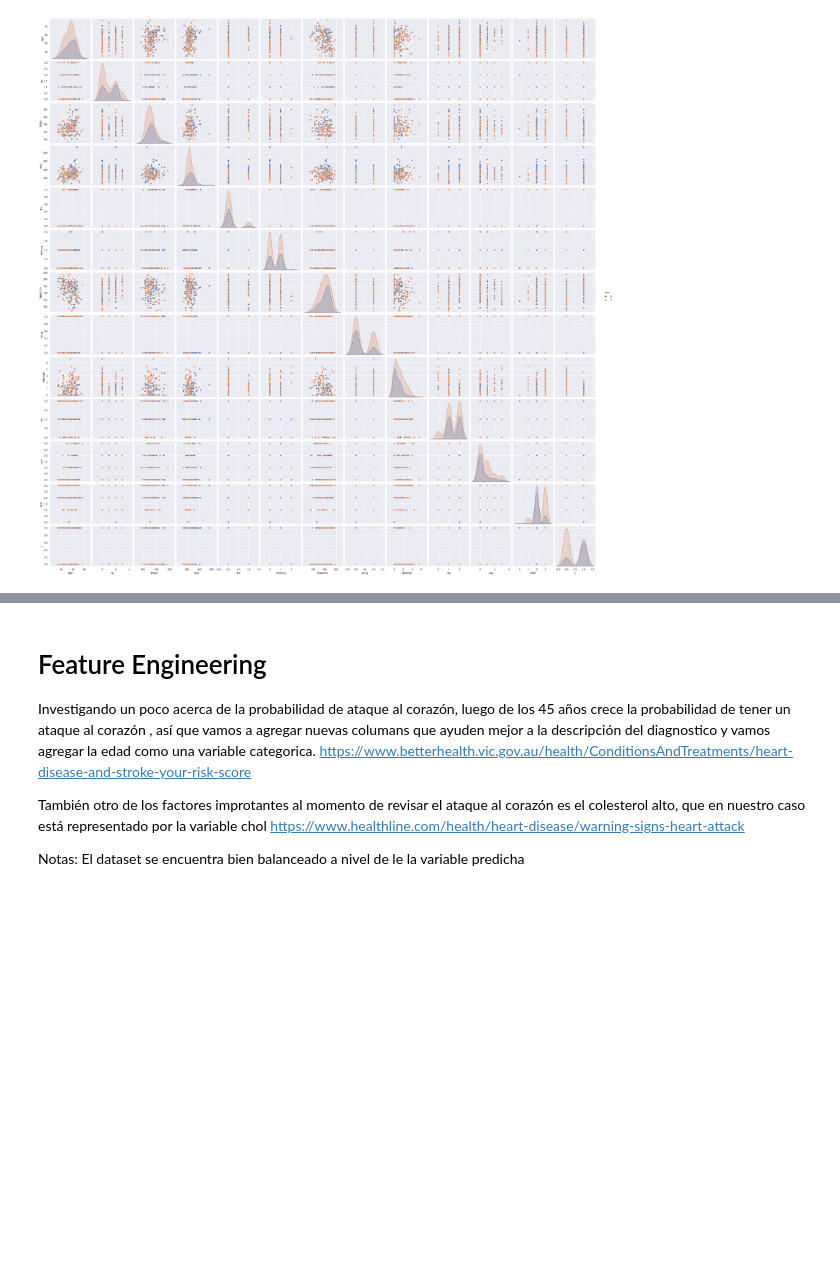
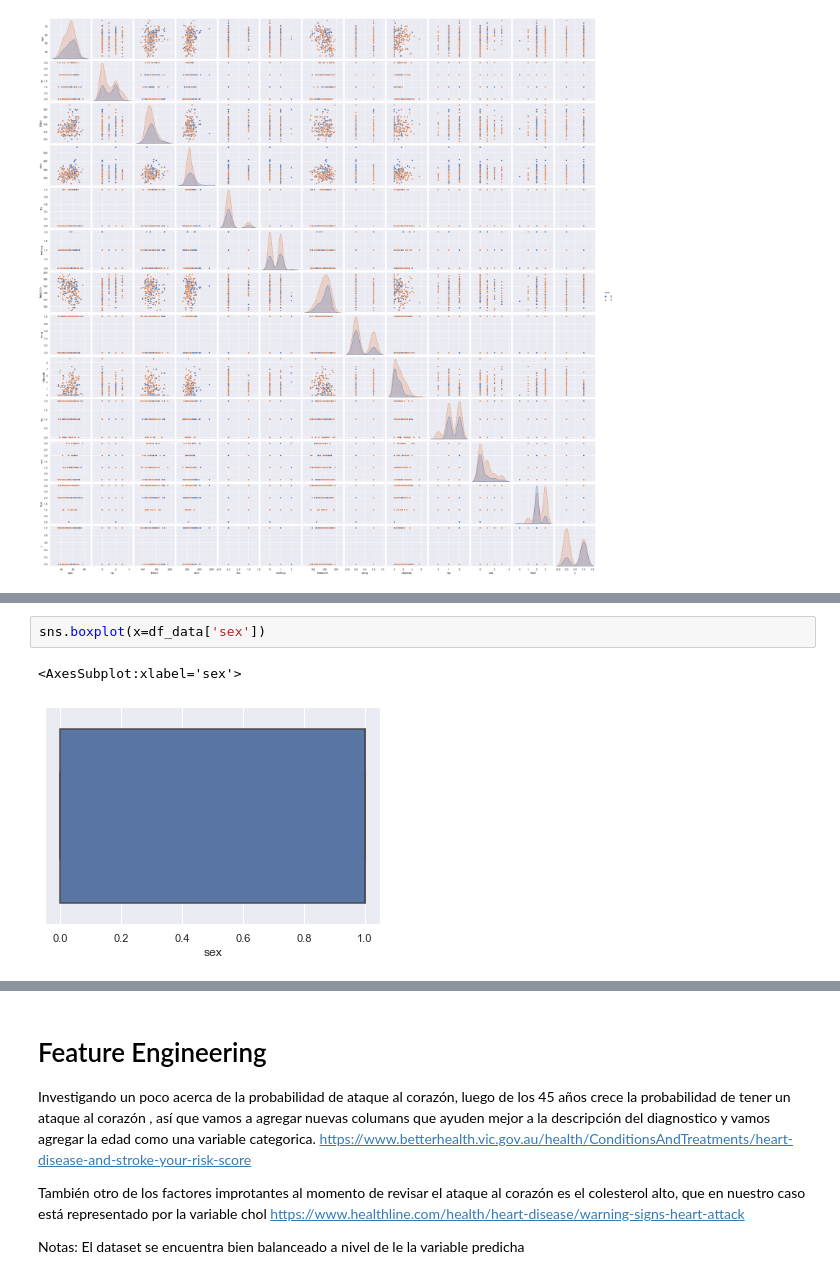
Before and after one commit to alejoaj22/ml-tarea-competencia, a Jupyter notebook: report _tarea_reto.ipynb, the cells around one changed output, grey strips where cells are left out. Cells and saved outputs as stored; diff of their text form; blank space fills up the shorter version.

```diff
--- a/report _tarea_reto.ipynb
+++ b/report _tarea_reto.ipynb
@@ -100,0 +149,5 @@ sns.pairplot(df_data, hue="sex");
+# %%
+sns.boxplot(x=df_data['sex'])
+# %% [output]
+<AxesSubplot:xlabel='sex'>
+[figure, added]
```
Also changed, not shown: parts of 42 cells of this notebook, 5 other files.
